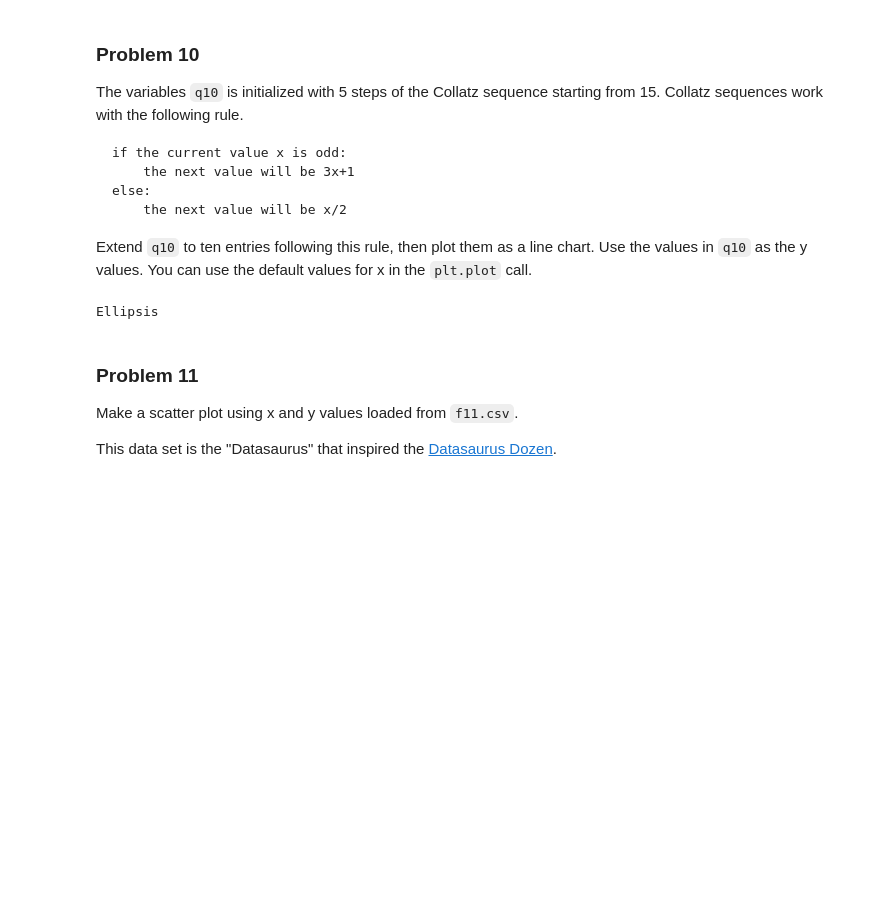
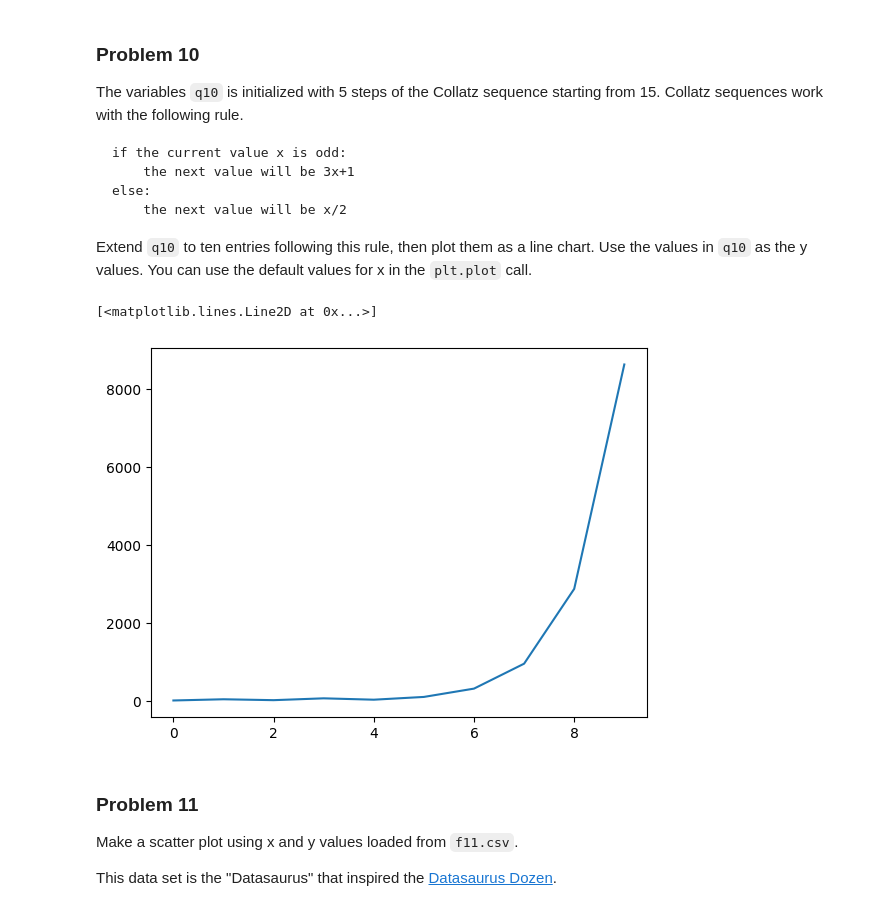
Before and after one commit to aidandig/dx602-homework-05, a Jupyter notebook: homework.ipynb, the cells around one changed output. Drawn from its saved outputs; the diff is of its cells as text; code cells hidden in the pictures; blank space fills up the shorter version.

```diff
--- a/homework.ipynb
+++ b/homework.ipynb
@@ -283,12 +283,24 @@ You can use the default values for x in the `plt.plot` call.
 # DO NOT CHANGE
 
 q10 = [15, 46, 23, 70, 35]
-# %%
-# YOUR CHANGES HERE
-
-...
-# %% [output]
-Ellipsis
+# %%
+# YOUR CHANGES HERE
+
+def collatz(x):
+    if x // 2 != 0:
+        return 3 * x + 1
+    else:
+        return x / 2
+
+index = 4
+for i in range(5):
+    q10.append(collatz(q10[index]))
+    index +=1
+
+plt.plot(q10)
+# %% [output]
+[<matplotlib.lines.Line2D at 0x...>]
+[figure, added]
 # %% [markdown]
 ### Problem 11
 
```
